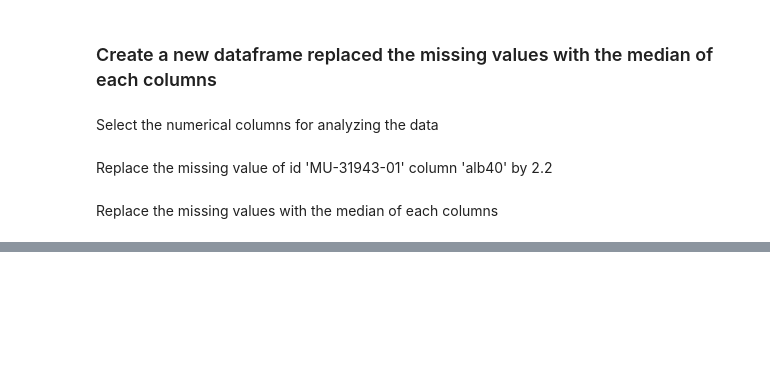
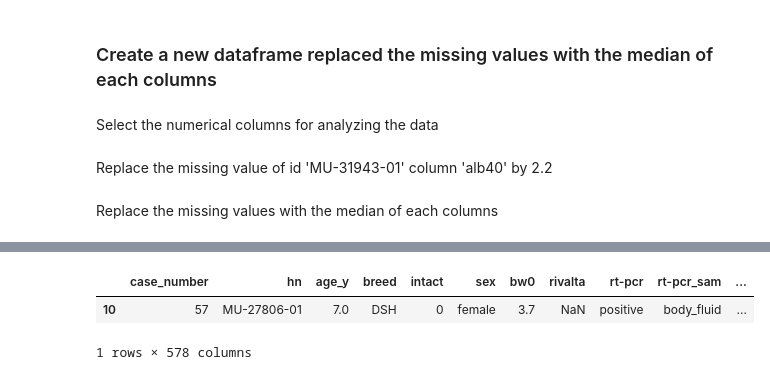
Before and after one commit to chphuttipan/mu-fip-analysis, a Jupyter notebook: fip_analysis_py.ipynb, the cells around one changed output, grey strips where cells are left out. Cells and saved outputs as stored; diff of their text form; code cells hidden in the pictures; blank space fills up the shorter version.

```diff
--- a/fip_analysis_py.ipynb
+++ b/fip_analysis_py.ipynb
@@ -854,0 +883,6 @@ df_copy[['hn', 'neu40', 'lymph40', 'plt40']]
+# %%
+df_copy[df_copy['alb7'] == 0]
+# %% [output]
+|  | case_number | hn | age_y | breed | intact | sex | bw0 | rivalta | rt-pcr | rt-pcr_sam | ... |
+| 10 | 57 | MU-27806-01 | 7.0 | DSH | 0 | female | 3.7 | NaN | positive | body_fluid | ... |
+1 rows × 578 columns
```
Also changed, not shown: parts of 5 cells of this notebook.
